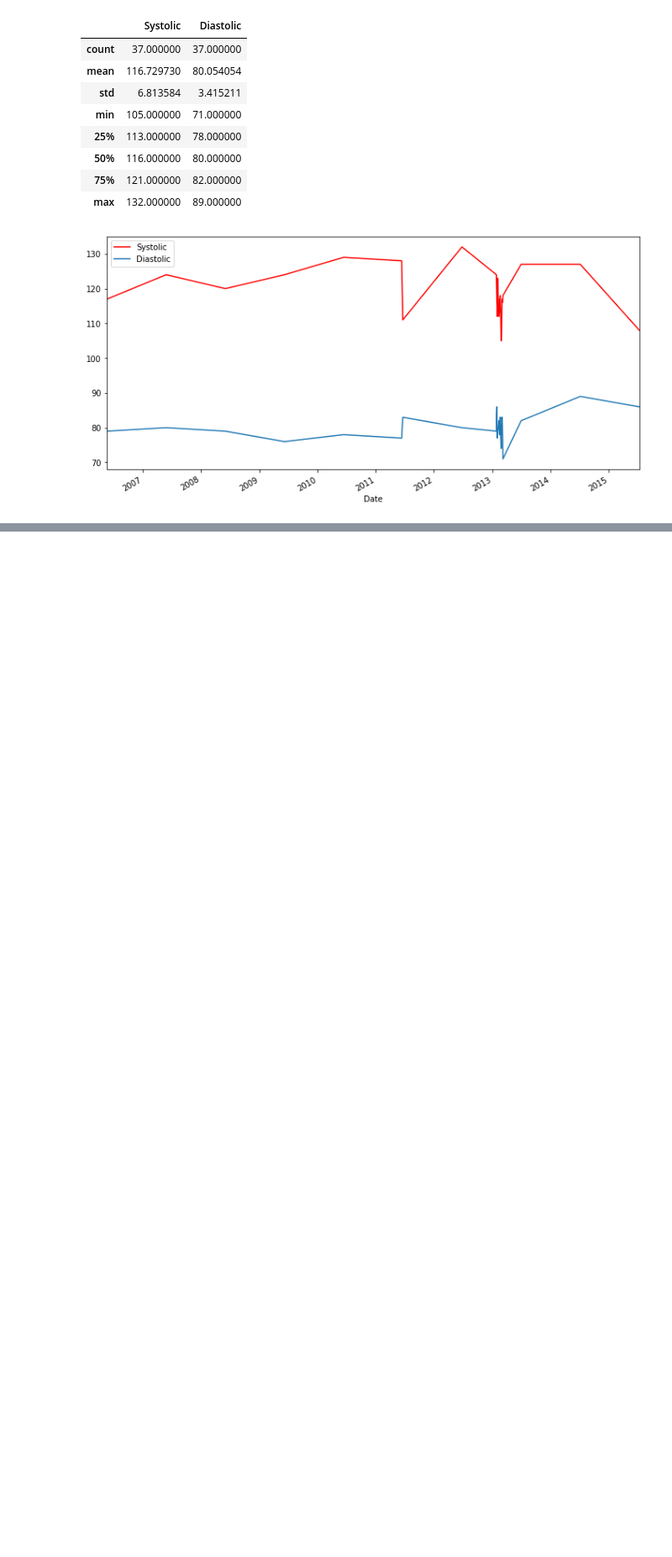
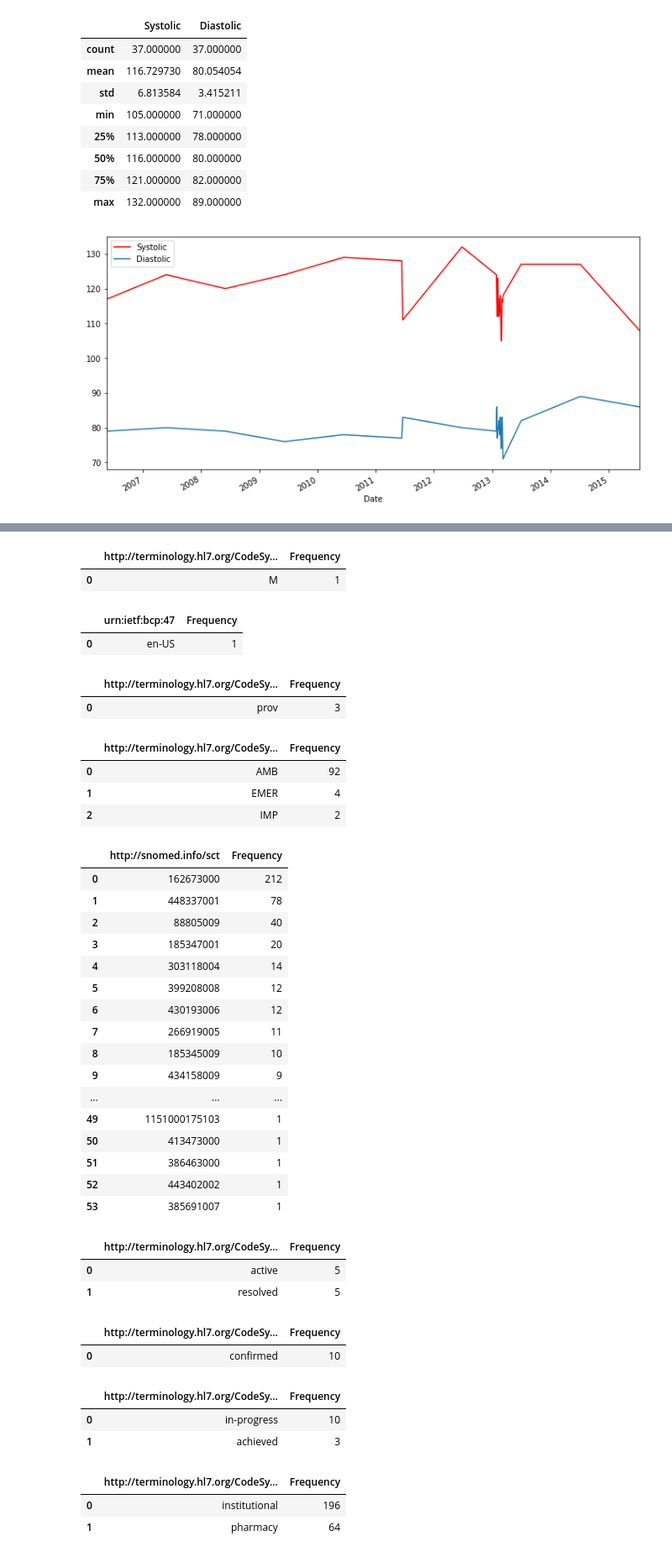
Before and after one commit to anthem-ai/ucsc-engineering-2020, a Jupyter notebook: CassidyNorfleet/notebooks/congestive_heart_failure.ipynb, the cells around one changed output, grey strips where cells are left out. Shown: that part at 84% size. Drawn from its saved outputs; the diff is of its cells as text; code cells hidden in the pictures; blank space fills up the shorter version.

Commit message:
Add system code occurrences and refactor notebook

```diff
--- a/CassidyNorfleet/notebooks/congestive_heart_failure.ipynb
+++ b/CassidyNorfleet/notebooks/congestive_heart_failure.ipynb
@@ -51,0 +70,36 @@ df.describe()
+# %%
+# Gets all 'code' occurrences and the 'system' it belongs to
+# Returns a 2D dictionary
+def recursive_search(patient_data, system=None, dict_counter=None):
+    if dict_counter is None:
+        dict_counter = defaultdict(Counter)
+    for key, value in patient_data.items():
+        if key == 'system':
+            system = value
+        elif key == 'code' and not(isinstance(value, dict)):
+            dict_counter[system][value] += 1
+        elif isinstance(value, dict):
+            recursive_search(value, system, dict_counter)
+        elif isinstance(value, list):
+            for x in value:
+                if isinstance(x, dict):
+                    recursive_search(x, system, dict_counter)
+    return dict_counter
+
+result = recursive_search(raw_data[0]['entry'])
+
+# Construct DataFrames
+df = []
+for sys_key, sys_dict in result.items():
+    df.append(
+        pd.DataFrame.from_dict(sys_dict, orient='index')
+        .sort_values(by=[0], ascending=False).reset_index()
+        .rename(columns={'index':sys_key, 0 : 'Frequency'})
+    )
+
+# Display
+for frame in df:
+    display(frame)
+    if len(frame.index) > 6: # ignore small DataFrames for plotting
+        frame.plot.bar(x=frame.columns[0])
+# %% [output]
@@ -51,0 +114,38 @@ df.describe()
+|  | http://terminology.hl7.org/CodeSy... | Frequency |
+| 0 | M | 1 |
+|  | urn:ietf:bcp:47 | Frequency |
+| 0 | en-US | 1 |
+|  | http://terminology.hl7.org/CodeSy... | Frequency |
+| 0 | prov | 3 |
+|  | http://terminology.hl7.org/CodeSy... | Frequency |
+| 0 | AMB | 92 |
+| 1 | EMER | 4 |
+| 2 | IMP | 2 |
+|  | http://snomed.info/sct | Frequency |
+| 0 | 162673000 | 212 |
+| 1 | 448337001 | 78 |
+| 2 | 88805009 | 40 |
+| 3 | 185347001 | 20 |
+| 4 | 303118004 | 14 |
+| 5 | 399208008 | 12 |
+| 6 | 430193006 | 12 |
+| 7 | 266919005 | 11 |
+| 8 | 185345009 | 10 |
+| 9 | 434158009 | 9 |
+| ... | ... | ... |
+| 49 | 1151000175103 | 1 |
+| 50 | 413473000 | 1 |
+| 51 | 386463000 | 1 |
+| 52 | 443402002 | 1 |
+| 53 | 385691007 | 1 |
+|  | http://terminology.hl7.org/CodeSy... | Frequency |
+| 0 | active | 5 |
+| 1 | resolved | 5 |
+|  | http://terminology.hl7.org/CodeSy... | Frequency |
+| 0 | confirmed | 10 |
+|  | http://terminology.hl7.org/CodeSy... | Frequency |
+| 0 | in-progress | 10 |
+| 1 | achieved | 3 |
+|  | http://terminology.hl7.org/CodeSy... | Frequency |
+| 0 | institutional | 196 |
+| 1 | pharmacy | 64 |
```
Also changed, not shown: parts of 8 cells of this notebook.
